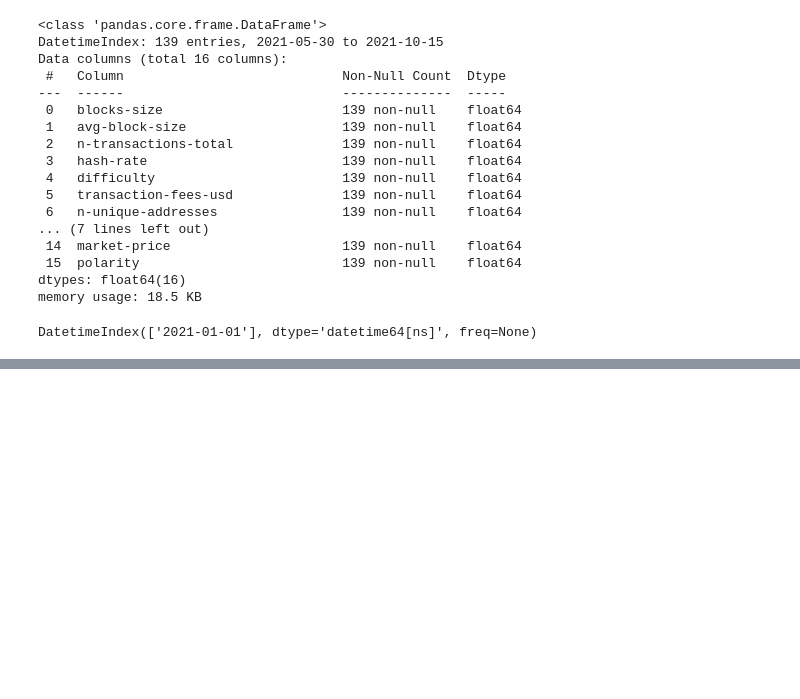
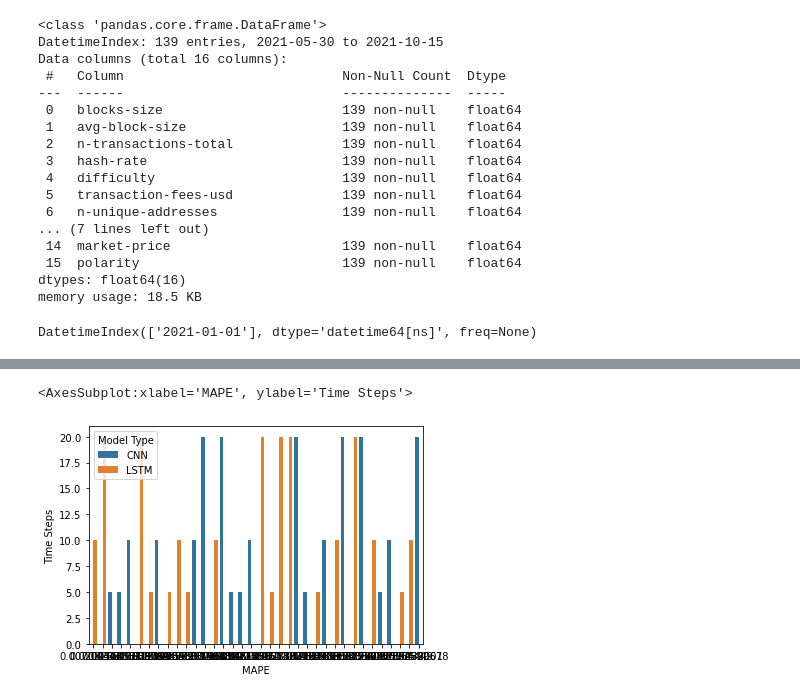
Before and after one commit to pahurlocker/bitcoin-price-prediction, a Jupyter notebook: bitcoin-price-prediction-eda.ipynb, the cells around one changed output, grey strips where cells are left out. Saved outputs shown, nothing was run; the diff lists cells and outputs as text; code cells hidden in the pictures; blank space fills up the shorter version.

```diff
--- a/bitcoin-price-prediction-eda.ipynb
+++ b/bitcoin-price-prediction-eda.ipynb
@@ -392,0 +466,3 @@ DatetimeIndex(['2021-01-01'], dtype='datetime64[ns]', freq=None)
+# %%
+df_results = pd.read_csv('./results/highest_results.csv')
+df_results.head()
@@ -392,0 +476,8 @@ DatetimeIndex(['2021-01-01'], dtype='datetime64[ns]', freq=None)
+# %%
+
+import seaborn as sns
+
+sns.barplot(x="MAPE", y="Time Steps", hue="Model Type", data=df_results)
+# %% [output]
+<AxesSubplot:xlabel='MAPE', ylabel='Time Steps'>
+[figure, added]
```
Also changed, not shown: parts of 27 cells of this notebook, 18 other files.
